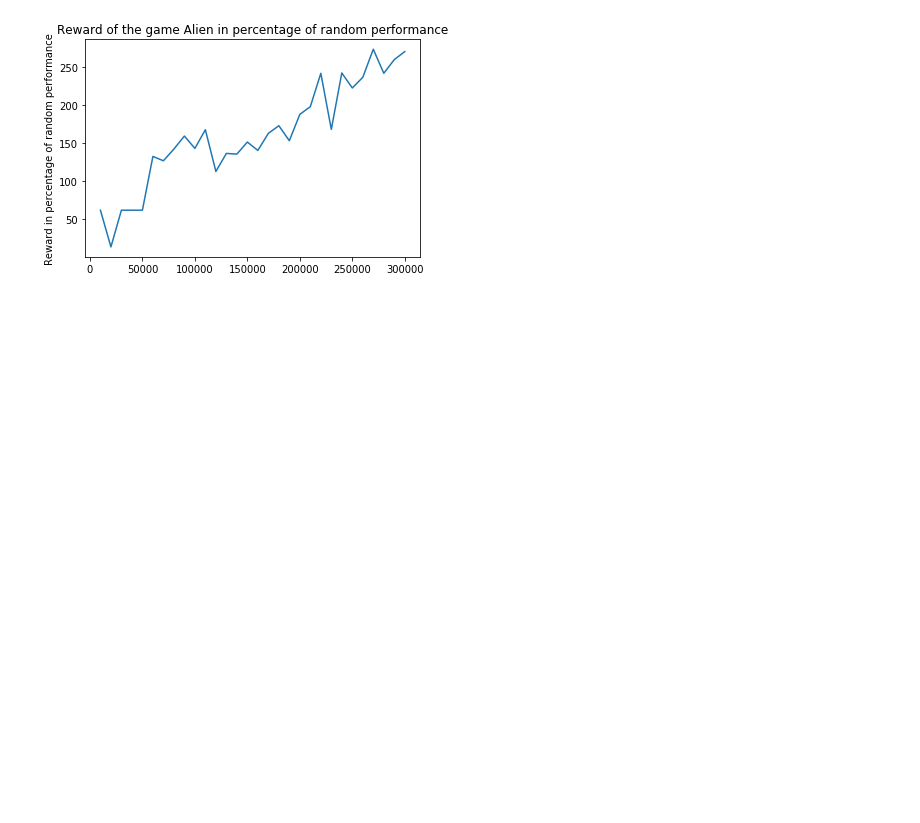
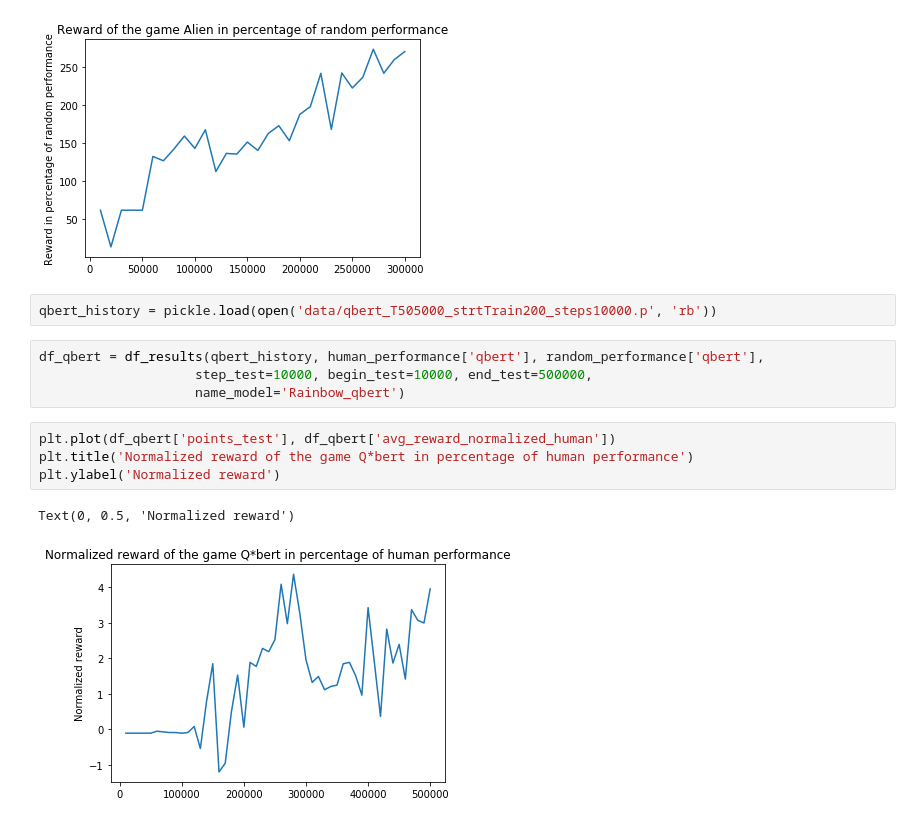
Before and after one commit to BWallyn/Rainbow, a Jupyter notebook: visualization/Visualization_results.ipynb, the cells around one changed output. Saved outputs shown, nothing was run; the diff lists cells and outputs as text; blank space fills up the shorter version.

```diff
--- a/visualization/Visualization_results.ipynb
+++ b/visualization/Visualization_results.ipynb
@@ -87,3 +102,16 @@ plt.ylabel('Reward in percentage of random performance')
 # %% [output]
 Text(0, 0.5, 'Reward in percentage of random performance')
 [figure]
+# %%
+qbert_history = pickle.load(open('data/qbert_T505000_strtTrain200_steps10000.p', 'rb'))
+# %%
+df_qbert = df_results(qbert_history, human_performance['qbert'], random_performance['qbert'],
+                    step_test=10000, begin_test=10000, end_test=500000,
+                    name_model='Rainbow_qbert')
+# %%
+plt.plot(df_qbert['points_test'], df_qbert['avg_reward_normalized_human'])
+plt.title('Normalized reward of the game Q*bert in percentage of human performance')
+plt.ylabel('Normalized reward')
+# %% [output]
+Text(0, 0.5, 'Normalized reward')
+[figure, added]
```
Also changed, not shown: parts of 8 cells of this notebook, 7 other files.
